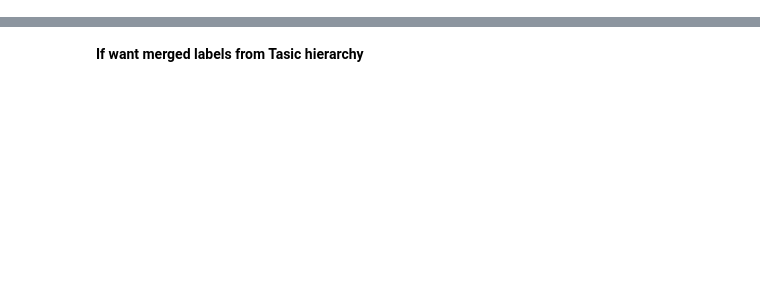
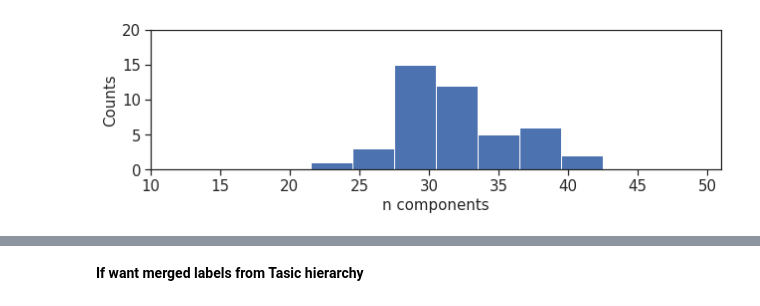
Before and after one commit to AllenInstitute/coupledAE-patchseq, a Jupyter notebook: analysis_denovo_clustering.ipynb, the cells around one changed output, grey strips where cells are left out. Cells and saved outputs as stored; diff of their text form; code cells hidden in the pictures; blank space fills up the shorter version.

```diff
--- a/analysis_denovo_clustering.ipynb
+++ b/analysis_denovo_clustering.ipynb
@@ -261,0 +61,18 @@ t_types = t_types[ind]
+# %%
+yy = n_component_list
+plt.figure(figsize=(9,3))
+plt.hist(yy,bins=np.arange(15,50,3)+0.5)
+ax = plt.gca()
+ax.set_xlabel('n components',fontsize=15)
+ax.set_ylabel('Counts',fontsize=15)
+ax.set_ylim(0,20)
+ax.set_xlim(10,51)
+ax.set_yticks(np.arange(0,21.5,5))
+ax.set_yticklabels(np.arange(0,21.5,5).astype(int),fontsize=15)
+ax.set_xticks(np.arange(10,51,5))
+ax.set_xticklabels(np.arange(10,51,5).astype(int),fontsize=15)
+plt.tight_layout()
+plt.savefig(save_pth+'denovo_gmm_bic_best_n_component_counts_cpl_1-0.png',dpi=300)
+plt.show()
+# %% [output]
+[figure, added]
```
Also changed, not shown: parts of 92 cells of this notebook.
